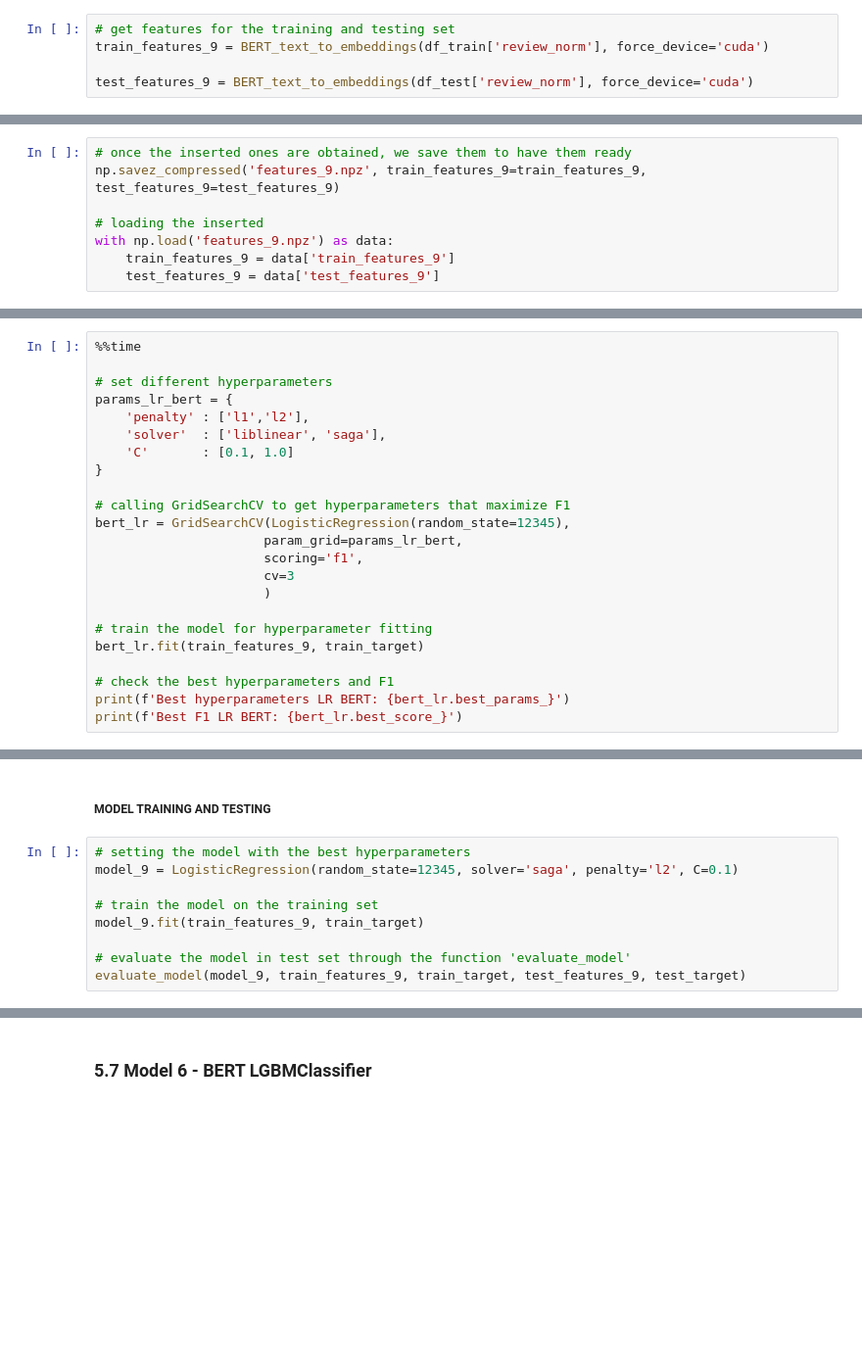
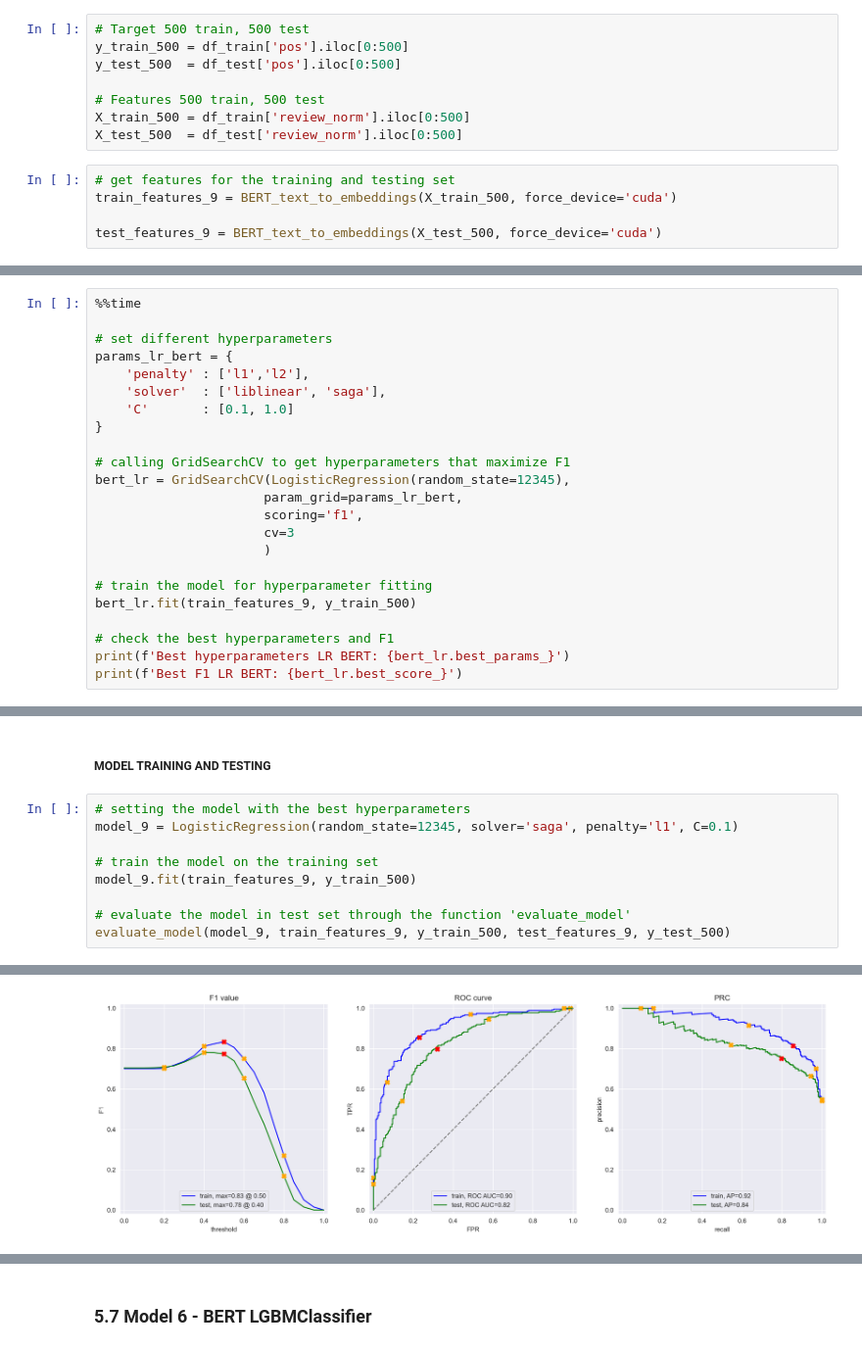
Before and after one commit to Vincent-Ambrose/Movies, a Jupyter notebook: movies.ipynb, the cells around one changed output, grey strips where cells are left out. Shown at 98% size. Saved outputs shown, nothing was run; the diff lists cells and outputs as text; blank space fills up the shorter version.

```diff
--- a/movies.ipynb
+++ b/movies.ipynb
@@ -1011,5 +1056,13 @@ We run the function 'BERT_text_to_embeddings' from the GPU in Google Colab to pr
+# %%
+# Target 500 train, 500 test
+y_train_500 = df_train['pos'].iloc[0:500]
+y_test_500  = df_test['pos'].iloc[0:500]
+
+# Features 500 train, 500 test
+X_train_500 = df_train['review_norm'].iloc[0:500]
+X_test_500  = df_test['review_norm'].iloc[0:500]
 # %%
 # get features for the training and testing set
-train_features_9 = BERT_text_to_embeddings(df_train['review_norm'], force_device='cuda')
+train_features_9 = BERT_text_to_embeddings(X_train_500, force_device='cuda')
 
-test_features_9 = BERT_text_to_embeddings(df_test['review_norm'], force_device='cuda')
+test_features_9 = BERT_text_to_embeddings(X_test_500, force_device='cuda')
@@ -1016,11 +1072,3 @@ test_features_9 = BERT_text_to_embeddings(df_test['review_norm'], force_device='
-# %%
-# once the inserted ones are obtained, we save them to have them ready
-np.savez_compressed('features_9.npz', train_features_9=train_features_9, test_features_9=test_features_9)
-
-# loading the inserted
-with np.load('features_9.npz') as data:
-    train_features_9 = data['train_features_9']
-    test_features_9 = data['test_features_9']
 # %%
 # check the size of the training set
 print(df_train['review_norm'].shape)
@@ -1051,7 +1107,7 @@ bert_lr = GridSearchCV(LogisticRegression(random_state=12345),
                       )
 
 # train the model for hyperparameter fitting
-bert_lr.fit(train_features_9, train_target)
+bert_lr.fit(train_features_9, y_train_500)
 
 # check the best hyperparameters and F1
 print(f'Best hyperparameters LR BERT: {bert_lr.best_params_}')
@@ -1060,10 +1121,11 @@ print(f'Best F1 LR BERT: {bert_lr.best_score_}')
 ##### MODEL TRAINING AND TESTING
 # %%
 # setting the model with the best hyperparameters
-model_9 = LogisticRegression(random_state=12345, solver='saga', penalty='l2', C=0.1)
+model_9 = LogisticRegression(random_state=12345, solver='saga', penalty='l1', C=0.1)
 
 # train the model on the training set
-model_9.fit(train_features_9, train_target)
+model_9.fit(train_features_9, y_train_500)
 
 # evaluate the model in test set through the function 'evaluate_model'
-evaluate_model(model_9, train_features_9, train_target, test_features_9, test_target)
+evaluate_model(model_9, train_features_9, y_train_500, test_features_9, y_test_500)
+# %% [output]
@@ -1069,0 +1137 @@ evaluate_model(model_9, train_features_9, train_target, test_features_9, test_ta
+[figure, added]
```
Also changed, not shown: parts of 18 cells of this notebook.
